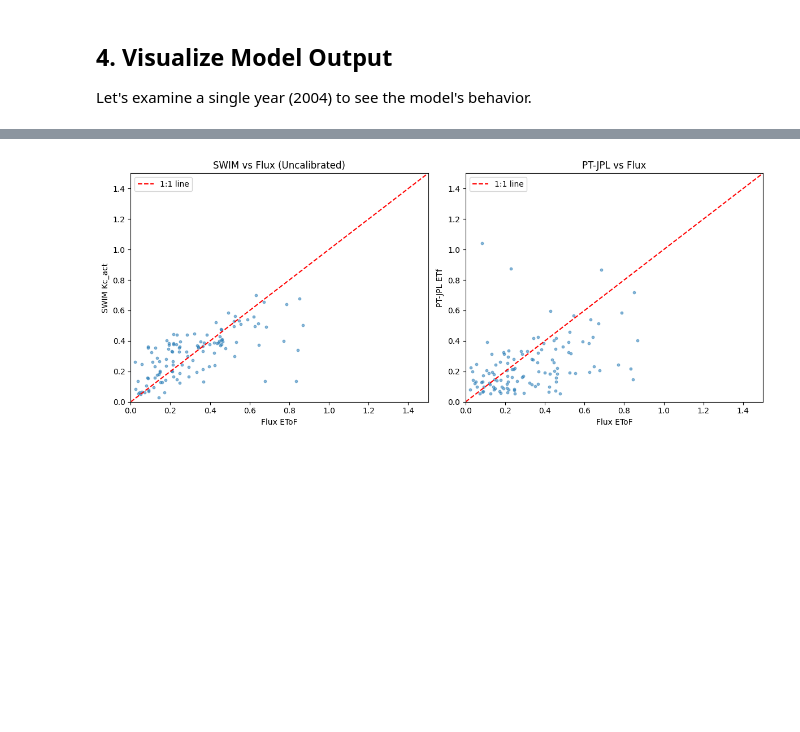
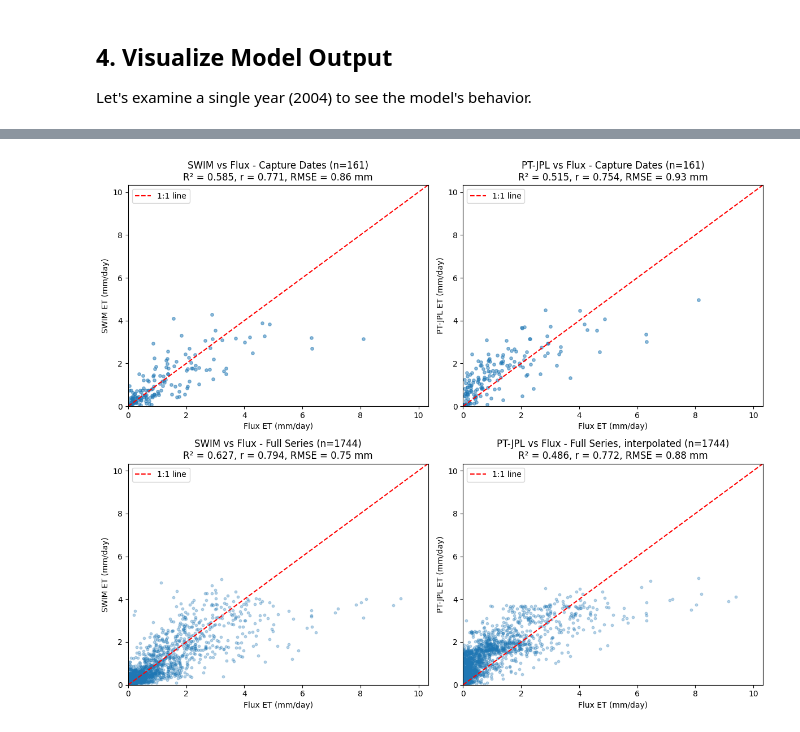
Before and after one commit to dgketchum/swim-rs, a Jupyter notebook: examples/2_Fort_Peck/01_uncalibrated_model.ipynb, the cells around one changed output, grey strips where cells are left out. Saved outputs shown, nothing was run; the diff lists cells and outputs as text; code cells hidden in the pictures; blank space fills up the shorter version.

Commit message:
Use PT-JPL in Example 2. Use OpenET OS Ensemble in Example 3. Add multiple metrics to both.

```diff
--- a/examples/2_Fort_Peck/01_uncalibrated_model.ipynb
+++ b/examples/2_Fort_Peck/01_uncalibrated_model.ipynb
@@ -381,4 +428,4 @@ def compare_etf_estimates(combined_output_path, flux_data_path, irr=False):
 # %%
 flux_data = os.path.join(data, 'US-FPe_daily_data.csv')
-comparison_df = compare_etf_estimates(out_csv, flux_data, irr=False)
+full_df, capture_df = compare_et_estimates(out_csv, flux_data, irr=False)
 # %% [output]
@@ -396,29 +459,72 @@ The uncalibrated model performs comparably to PT-JPL using default parameters. N
 # %%
-# Create a scatter plot comparison
-fig, axes = plt.subplots(1, 2, figsize=(12, 5))
+# Create scatter plots for both comparisons
+fig, axes = plt.subplots(2, 2, figsize=(12, 10))
 
-ax1 = axes[0]
-ax1.scatter(comparison_df['EToF'], comparison_df['kc_act'], alpha=0.5, s=10)
-ax1.plot([0, 1.5], [0, 1.5], 'r--', label='1:1 line')
-ax1.set_xlabel('Flux EToF')
-ax1.set_ylabel('SWIM Kc_act')
-ax1.set_title('SWIM vs Flux (Uncalibrated)')
-ax1.legend()
-ax1.set_xlim(0, 1.5)
-ax1.set_ylim(0, 1.5)
+# Helper function to calculate metrics
+def calc_metrics(df, col1, col2):
+    r, _ = stats.pearsonr(df[col1], df[col2])
+    r2 = r2_score(df[col1], df[col2])
+    rmse = np.sqrt(mean_squared_error(df[col1], df[col2]))
+    return r2, r, rmse
 
-ax2 = axes[1]
-ax2.scatter(comparison_df['EToF'], comparison_df['etf'], alpha=0.5, s=10)
-ax2.plot([0, 1.5], [0, 1.5], 'r--', label='1:1 line')
-ax2.set_xlabel('Flux EToF')
-ax2.set_ylabel('PT-JPL ETf')
-ax2.set_title('PT-JPL vs Flux')
-ax2.legend()
-ax2.set_xlim(0, 1.5)
-ax2.set_ylim(0, 1.5)
+# Determine axis limits
+max_et = max(full_df['flux_et'].max(), full_df['swim_et'].max(),
+             full_df['ptjpl_et'].max()) * 1.1
+
+# TOP ROW: Capture dates only
+r2_swim_cap, r_swim_cap, rmse_swim_cap = calc_metrics(capture_df, 'flux_et', 'swim_et')
+r2_ptjpl_cap, r_ptjpl_cap, rmse_ptjpl_cap = calc_metrics(capture_df, 'flux_et', 'ptjpl_et')
+
+ax = axes[0, 0]
+ax.scatter(capture_df['flux_et'], capture_df['swim_et'], alpha=0.5, s=15)
+ax.plot([0, max_et], [0, max_et], 'r--', label='1:1 line')
+ax.set_xlabel('Flux ET (mm/day)')
+ax.set_ylabel('SWIM ET (mm/day)')
+ax.set_title(f'SWIM vs Flux - Capture Dates (n={len(capture_df)})\n'
+             f'R² = {r2_swim_cap:.3f}, r = {r_swim_cap:.3f}, RMSE = {rmse_swim_cap:.2f} mm')
+ax.legend()
+ax.set_xlim(0, max_et)
+ax.set_ylim(0, max_et)
+
+ax = axes[0, 1]
+ax.scatter(capture_df['flux_et'], capture_df['ptjpl_et'], alpha=0.5, s=15)
+ax.plot([0, max_et], [0, max_et], 'r--', label='1:1 line')
+ax.set_xlabel('Flux ET (mm/day)')
+ax.set_ylabel('PT-JPL ET (mm/day)')
+ax.set_title(f'PT-JPL vs Flux - Capture Dates (n={len(capture_df)})\n'
+             f'R² = {r2_ptjpl_cap:.3f}, r = {r_ptjpl_cap:.3f}, RMSE = {rmse_ptjpl_cap:.2f} mm')
+ax.legend()
+ax.set_xlim(0, max_et)
+ax.set_ylim(0, max_et)
+
+# BOTTOM ROW: Full time series comparison
+r2_swim, r_swim, rmse_swim = calc_metrics(full_df, 'flux_et', 'swim_et')
+r2_ptjpl, r_ptjpl, rmse_ptjpl = calc_metrics(full_df, 'flux_et', 'ptjpl_et')
+
+ax = axes[1, 0]
+ax.scatter(full_df['flux_et'], full_df['swim_et'], alpha=0.3, s=10)
+ax.plot([0, max_et], [0, max_et], 'r--', label='1:1 line')
+ax.set_xlabel('Flux ET (mm/day)')
+ax.set_ylabel('SWIM ET (mm/day)')
+ax.set_title(f'SWIM vs Flux - Full Series (n={len(full_df)})\n'
+             f'R² = {r2_swim:.3f}, r = {r_swim:.3f}, RMSE = {rmse_swim:.2f} mm')
+ax.legend()
+ax.set_xlim(0, max_et)
+ax.set_ylim(0, max_et)
+
+ax = axes[1, 1]
+ax.scatter(full_df['flux_et'], full_df['ptjpl_et'], alpha=0.3, s=10)
+ax.plot([0, max_et], [0, max_et], 'r--', label='1:1 line')
+ax.set_xlabel('Flux ET (mm/day)')
+ax.set_ylabel('PT-JPL ET (mm/day)')
+ax.set_title(f'PT-JPL vs Flux - Full Series, interpolated (n={len(full_df)})\n'
+             f'R² = {r2_ptjpl:.3f}, r = {r_ptjpl:.3f}, RMSE = {rmse_ptjpl:.2f} mm')
+ax.legend()
+ax.set_xlim(0, max_et)
+ax.set_ylim(0, max_et)
 
 plt.tight_layout()
 plt.savefig('comparison_scatter_uncalibrated.png', dpi=150)
 plt.show()
 # %% [output]
-[figure, old version]
+[figure, new version]
```
Also changed, not shown: parts of 10 cells of this notebook, 6 other files.
